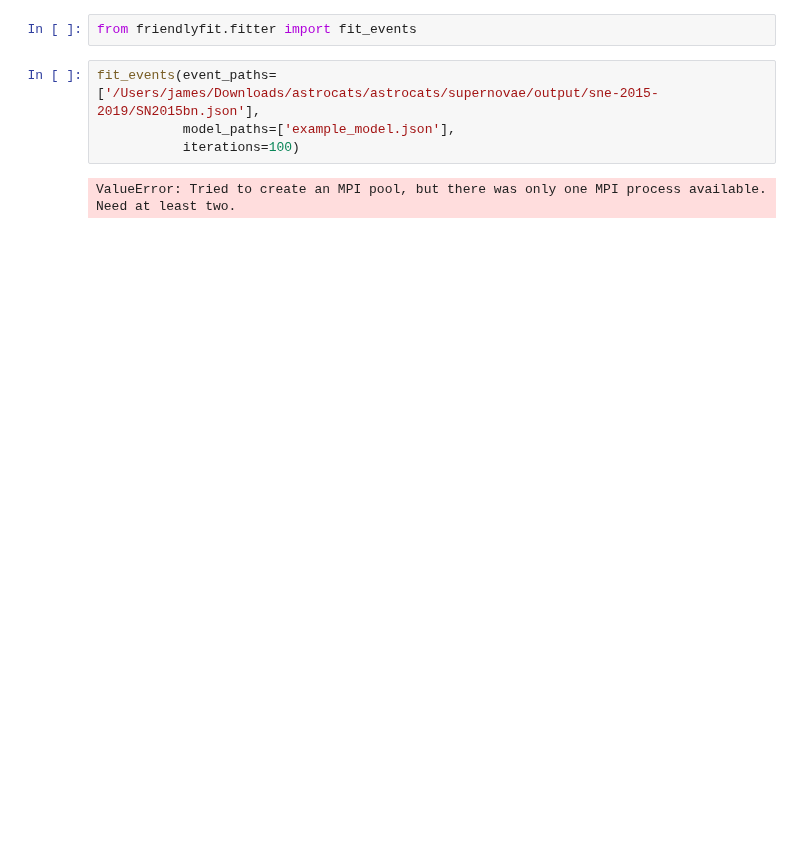
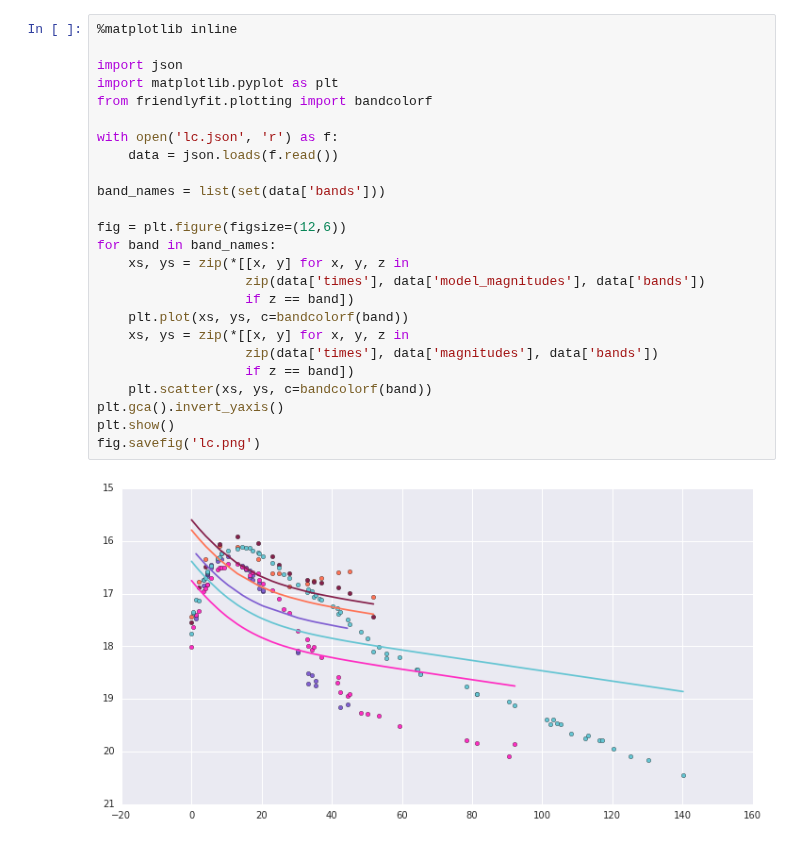
Before and after one commit to guillochon/MOSFiT, a Jupyter notebook: friendlyfit.ipynb, the cells around one changed output. Saved outputs shown, nothing was run; the diff lists cells and outputs as text; blank space fills up the shorter version.

Commit message:
ENH: it's alive! plotting now working

```diff
--- a/friendlyfit.ipynb
+++ b/friendlyfit.ipynb
@@ -1,8 +1,27 @@
-# %%
-from friendlyfit.fitter import fit_events
-# %%
-fit_events(event_paths=['/Users/james/Downloads/astrocats/astrocats/supernovae/output/sne-2015-2019/SN2015bn.json'],
-           model_paths=['example_model.json'],
-           iterations=100)
-# %% [output]
-ValueError: Tried to create an MPI pool, but there was only one MPI process available. Need at least two.
+# %%
+%matplotlib inline
+
+import json
+import matplotlib.pyplot as plt
+from friendlyfit.plotting import bandcolorf
+
+with open('lc.json', 'r') as f:
+    data = json.loads(f.read())
+
+band_names = list(set(data['bands']))
+
+fig = plt.figure(figsize=(12,6))
+for band in band_names:
+    xs, ys = zip(*[[x, y] for x, y, z in
+                   zip(data['times'], data['model_magnitudes'], data['bands'])
+                   if z == band])
+    plt.plot(xs, ys, c=bandcolorf(band))
+    xs, ys = zip(*[[x, y] for x, y, z in
+                   zip(data['times'], data['magnitudes'], data['bands'])
+                   if z == band])
+    plt.scatter(xs, ys, c=bandcolorf(band))
+plt.gca().invert_yaxis()
+plt.show()
+fig.savefig('lc.png')
+# %% [output]
+[figure, added]
```
Also changed, not shown: 7 other files.
